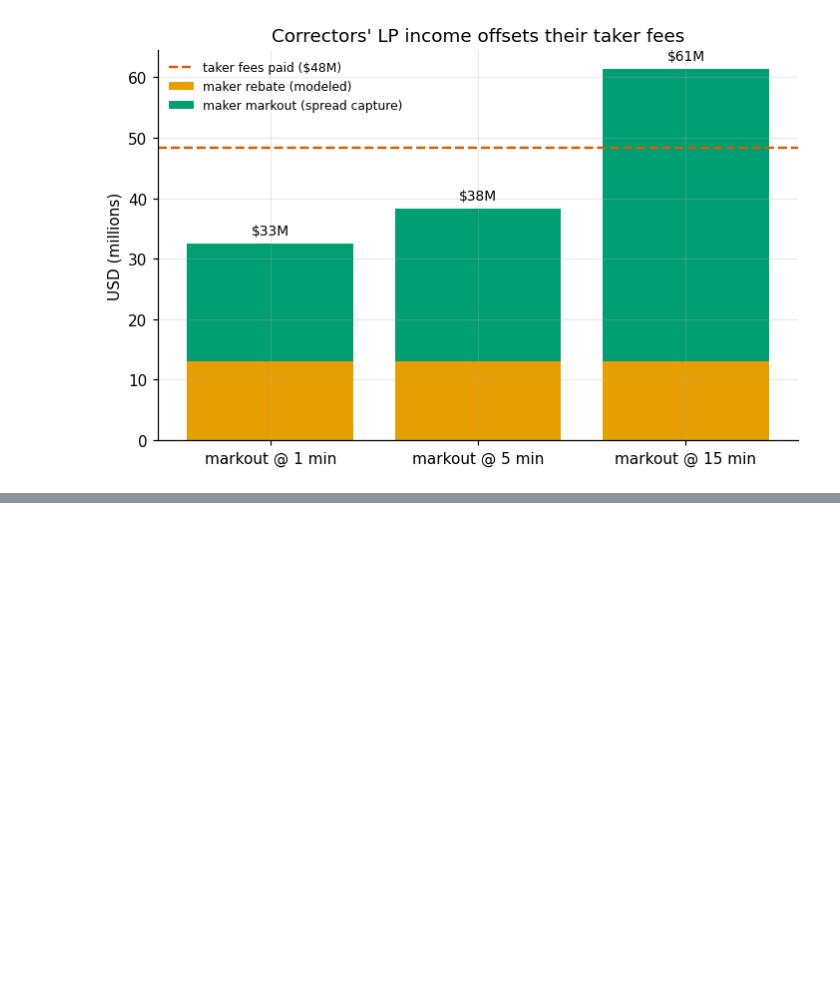
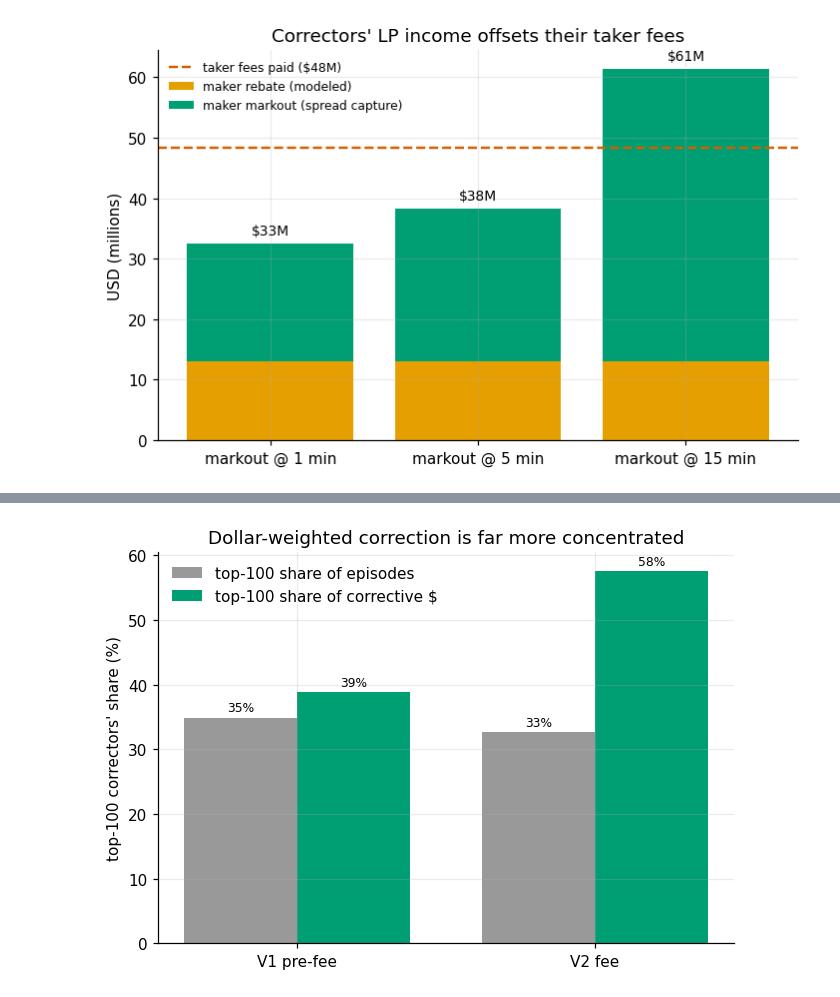
Before and after one commit to SoweluAvanzo/intelliFi_anomaly_detection, a Jupyter notebook: notebooks/fee_effects.ipynb, the cells around one changed output, grey strips where cells are left out. Saved outputs shown, nothing was run; the diff lists cells and outputs as text; code cells hidden in the pictures; blank space fills up the shorter version.

```diff
--- a/notebooks/fee_effects.ipynb
+++ b/notebooks/fee_effects.ipynb
@@ -179,0 +204,4 @@ F.fig_rq2_lp_economics()
+# %%
+F.fig_concentration_count_vs_dollar()
+# %% [output]
+[figure, added]
```
Also changed, not shown: parts of 8 cells of this notebook, 10 other files.
